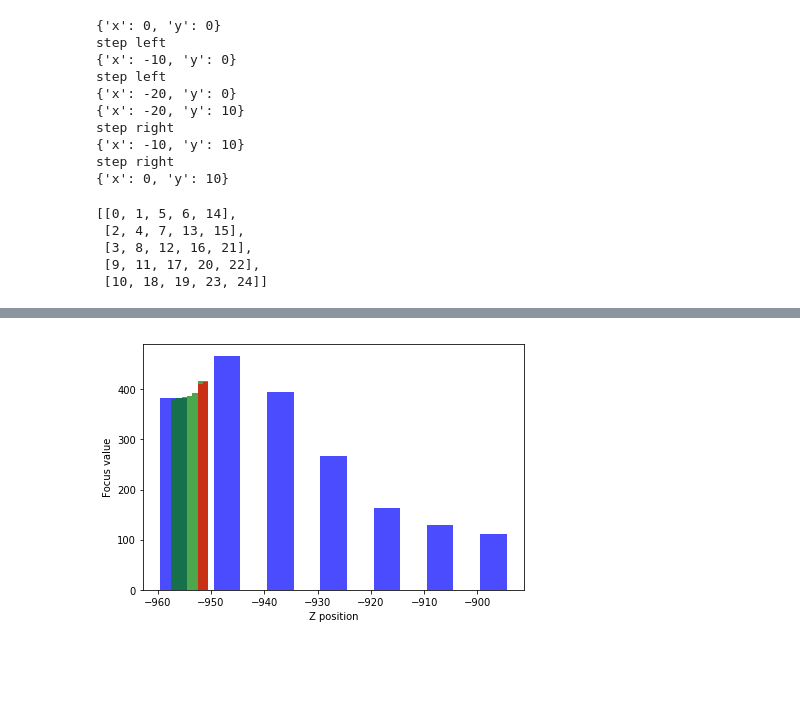
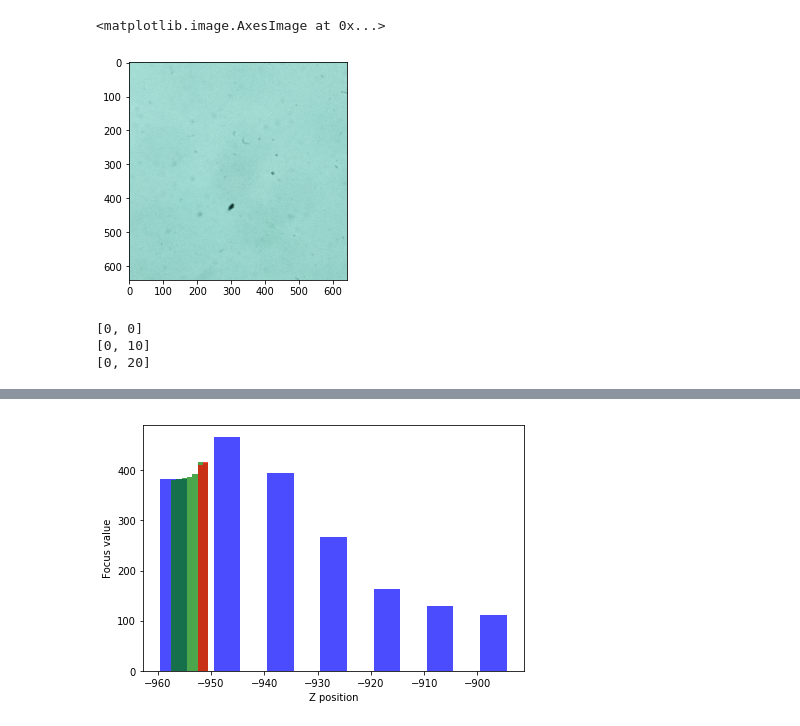
Before and after one commit to python-friends/auto-scope, a Jupyter notebook: motor testing.ipynb, the cells around one changed output, grey strips where cells are left out. Cells and saved outputs as stored; diff of their text form; code cells hidden in the pictures; blank space fills up the shorter version.

```diff
--- a/motor testing.ipynb
+++ b/motor testing.ipynb
@@ -273,0 +28,5 @@ log.setLevel(logging.WARNING)
+# %%
+plt.imshow(scope.camera.get_tile())
+# %% [output]
+<matplotlib.image.AxesImage at 0x...>
+[figure, added]
@@ -274,59 +46,26 @@ log.setLevel(logging.WARNING)
 # %%
-xlim = 3
-ylim = 2
-step = 10
-pos = {'x':0,'y':0}
+ysquares=3
+xsquares=1
+pos = [0,0]
+xsteps = 10
+ysteps = 10
+right, forward = True,True
 
-right = False
-for y in range(ylim):
-    for x in range(xlim):
+for y in range(ysquares):
+    for x in range(xsquares):
         print(pos)
-        if x+1 == xlim:
+        if x+1 == xsquares:
             break
         if right:
-            print("step right")
-            pos['x'] += step
+            pos[0] += xsteps
         else:
-            print("step left")
-            pos['x'] -= step
+            pos[0] -= xsteps
+    if forward:
+        pos[1] += ysteps
+    else:
+        pos[1] -= ysteps
     right = not right
-    if forward:
-        pos['y'] += step
-    else:
-        pos['y'] -= step
 # %% [output]
-{'x': 0, 'y': 0}
-step left
-{'x': -10, 'y': 0}
-step left
-{'x': -20, 'y': 0}
-{'x': -20, 'y': 10}
-step right
-{'x': -10, 'y': 10}
-step right
-{'x': 0, 'y': 10}
+[0, 0]
+[0, 10]
+[0, 20]
-# %%
-def zigzag(n):
-    def move(i, j):
-        if j < (n - 1):
-            return max(0, i-1), j+1
-        else:
-            return i+1, j
-    a = [[0] * n for _ in range(n)]
-    x, y = 0, 0
-    for v in range(n * n):
-        a[y][x] = v
-        if (x + y) & 1:
-            x, y = move(x, y)
-        else:
-            y, x = move(y, x)
-    return a
-
-from pprint import pprint
-pprint(zigzag(5))
-# %% [output]
-[[0, 1, 5, 6, 14],
- [2, 4, 7, 13, 15],
- [3, 8, 12, 16, 21],
- [9, 11, 17, 20, 22],
- [10, 18, 19, 23, 24]]
```
Also changed, not shown: parts of 55 cells of this notebook, 2 other files.
